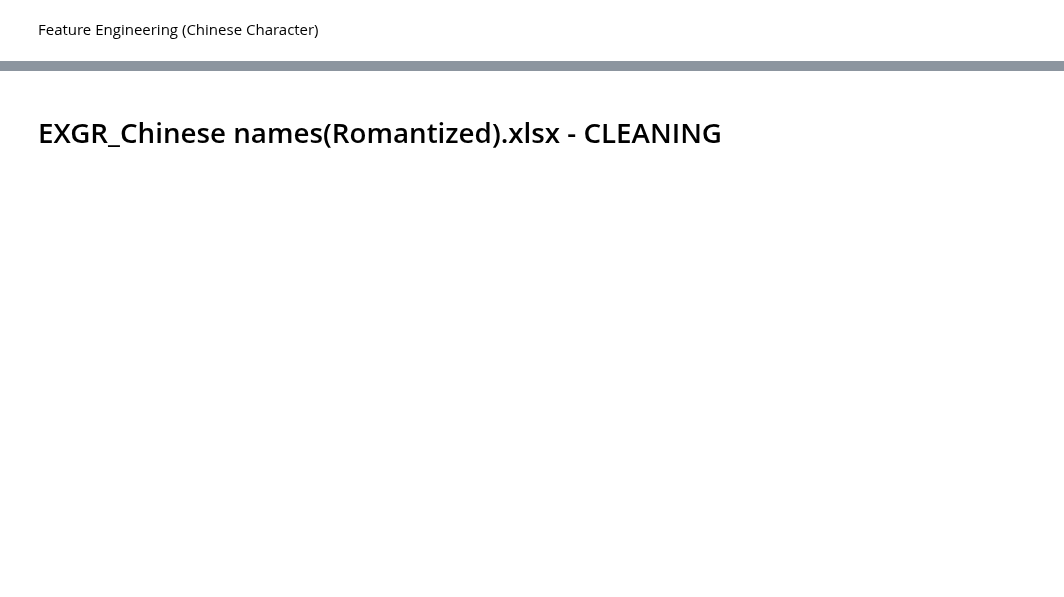
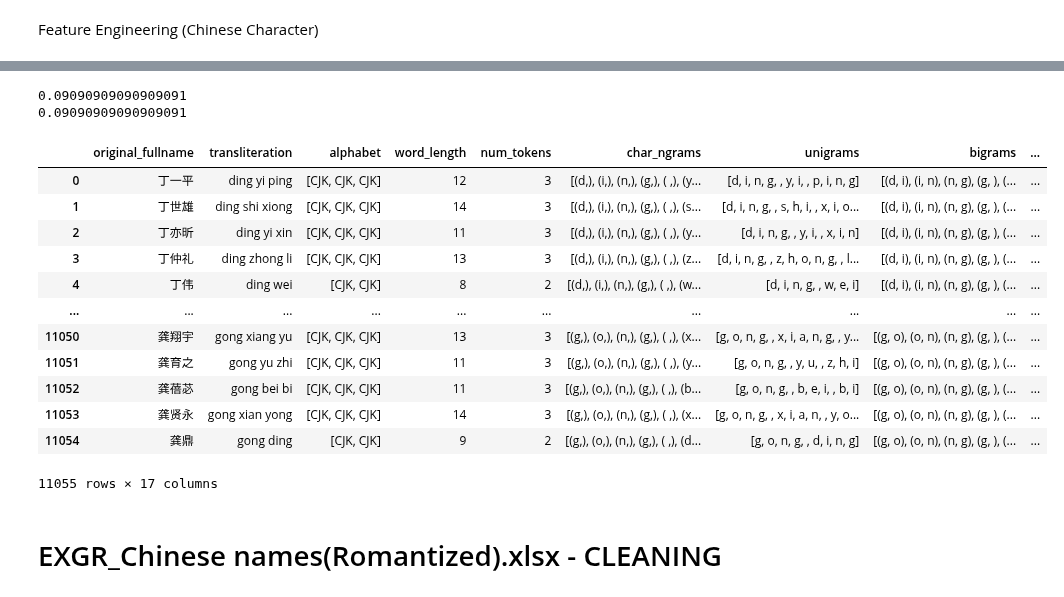
Before and after one commit to Exiger-project/Name_Of_Origin_Project-, a Jupyter notebook: ChineseVietNames.ipynb, the cells around one changed output, grey strips where cells are left out. Cells and saved outputs as stored; diff of their text form; code cells hidden in the pictures; blank space fills up the shorter version.

```diff
--- a/ChineseVietNames.ipynb
+++ b/ChineseVietNames.ipynb
@@ -257,0 +358,6 @@ cnchar_df
+# %%
+# UNIGRAMS individual frequency distributions
+cnchar_df['indiv_unigrams_fdist'] = cnchar_df['unigrams'].apply(lambda grams_list: create_indiv_gram_distribution(grams_list, initialized_unigrams))
+# checking that the functin worked for our first example
+print(cnchar_df.iloc[0]['indiv_unigrams_fdist'])
+cnchar_df.tail()
@@ -258,3 +372,41 @@ cnchar_df
+# %%
+# BIGRAMS individual frequency distributions
+cnchar_df['indiv_bigrams_fdist'] = cnchar_df['bigrams'].apply(lambda grams_list: create_indiv_gram_distribution(grams_list, initialized_bigrams))
+print(cnchar_df.iloc[0]['indiv_bigrams_fdist'][('d', 'i')])
+print(1 / len(cnchar_df.iloc[0]['bigrams']))
+# %% [output]
+0.09090909090909091
+0.09090909090909091
+# %%
+# Converting fdists to numpy arrays first so we can pass them into cosine_similarity
+cnchar_df['indiv_unigrams_fdist'] = cnchar_df['indiv_unigrams_fdist'].apply(lambda fdist: np.fromiter(fdist.values(), dtype = float).reshape(1, -1))
+unigram_fdist = np.fromiter(unigram_fdist.values(), dtype = float).reshape(1, -1)
+# %%
+# Calculating cosine similarity (UNIGRAMS)
+cnchar_df['unigrams_cosine_sim'] = cnchar_df['indiv_unigrams_fdist'].apply(lambda fdist: cosine_similarity(fdist, unigram_fdist)[0][0])
+# viet_df
+# %%
+# Converting fdists to numpy arrays first so we can pass them into cosine_similarity
+cnchar_df['indiv_bigrams_fdist'] = cnchar_df['indiv_bigrams_fdist'].apply(lambda fdist: np.fromiter(fdist.values(), dtype = float).reshape(1, -1))
+bigram_fdist = np.fromiter(bigram_fdist.values(), dtype = float).reshape(1, -1)
+
+# Calculating cosine similarity (BIGRAMS)
+cnchar_df['bigrams_cosine_sim'] = cnchar_df['indiv_bigrams_fdist'].apply(lambda fdist: cosine_similarity(fdist, bigram_fdist)[0][0])
+cnchar_df
+# %% [output]
+|  | original_fullname | transliteration | alphabet | word_length | num_tokens | char_ngrams | unigrams | bigrams | ... |
+| 0 | 丁一平 | ding yi ping | [CJK, CJK, CJK] | 12 | 3 | [(d,), (i,), (n,), (g,), ( ,), (y... | [d, i, n, g, , y, i, , p, i, n, g] | [(d, i), (i, n), (n, g), (g, ), (... | ... |
+| 1 | 丁世雄 | ding shi xiong | [CJK, CJK, CJK] | 14 | 3 | [(d,), (i,), (n,), (g,), ( ,), (s... | [d, i, n, g, , s, h, i, , x, i, o... | [(d, i), (i, n), (n, g), (g, ), (... | ... |
+| 2 | 丁亦昕 | ding yi xin | [CJK, CJK, CJK] | 11 | 3 | [(d,), (i,), (n,), (g,), ( ,), (y... | [d, i, n, g, , y, i, , x, i, n] | [(d, i), (i, n), (n, g), (g, ), (... | ... |
+| 3 | 丁仲礼 | ding zhong li | [CJK, CJK, CJK] | 13 | 3 | [(d,), (i,), (n,), (g,), ( ,), (z... | [d, i, n, g, , z, h, o, n, g, , l... | [(d, i), (i, n), (n, g), (g, ), (... | ... |
+| 4 | 丁伟 | ding wei | [CJK, CJK] | 8 | 2 | [(d,), (i,), (n,), (g,), ( ,), (w... | [d, i, n, g, , w, e, i] | [(d, i), (i, n), (n, g), (g, ), (... | ... |
+| ... | ... | ... | ... | ... | ... | ... | ... | ... | ... |
+| 11050 | 龚翔宇 | gong xiang yu | [CJK, CJK, CJK] | 13 | 3 | [(g,), (o,), (n,), (g,), ( ,), (x... | [g, o, n, g, , x, i, a, n, g, , y... | [(g, o), (o, n), (n, g), (g, ), (... | ... |
+| 11051 | 龚育之 | gong yu zhi | [CJK, CJK, CJK] | 11 | 3 | [(g,), (o,), (n,), (g,), ( ,), (y... | [g, o, n, g, , y, u, , z, h, i] | [(g, o), (o, n), (n, g), (g, ), (... | ... |
+| 11052 | 龚蓓苾 | gong bei bi | [CJK, CJK, CJK] | 11 | 3 | [(g,), (o,), (n,), (g,), ( ,), (b... | [g, o, n, g, , b, e, i, , b, i] | [(g, o), (o, n), (n, g), (g, ), (... | ... |
+| 11053 | 龚贤永 | gong xian yong | [CJK, CJK, CJK] | 14 | 3 | [(g,), (o,), (n,), (g,), ( ,), (x... | [g, o, n, g, , x, i, a, n, , y, o... | [(g, o), (o, n), (n, g), (g, ), (... | ... |
+| 11054 | 龚鼎 | gong ding | [CJK, CJK] | 9 | 2 | [(g,), (o,), (n,), (g,), ( ,), (d... | [g, o, n, g, , d, i, n, g] | [(g, o), (o, n), (n, g), (g, ), (... | ... |
+11055 rows × 17 columns
 # %% [markdown]
 EXGR_Chinese names(Romantized).xlsx - CLEANING
 ===
```
Also changed, not shown: parts of 90 cells of this notebook, 4 other files.
